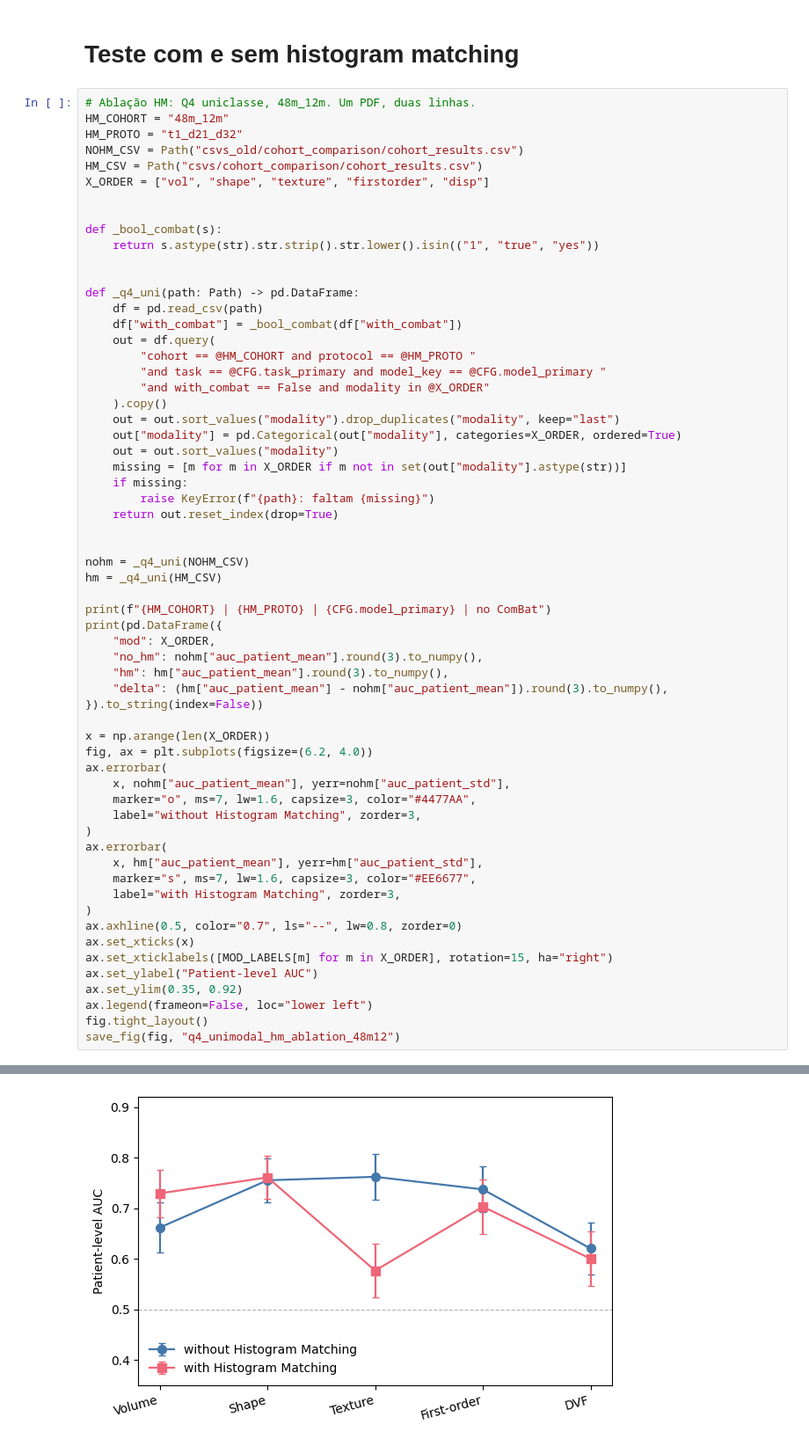
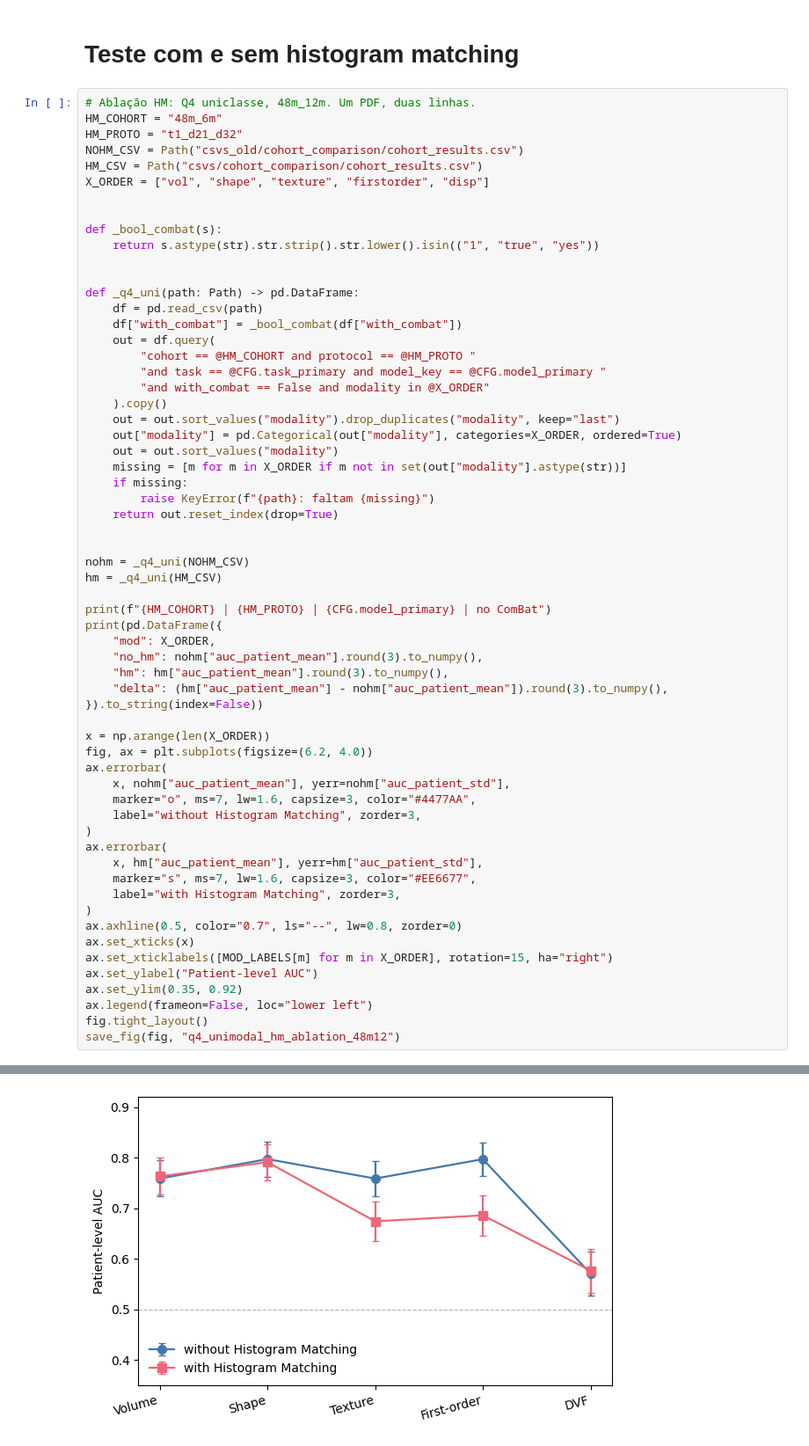
Before and after one commit to PauloMatheusGr/graphs, a Jupyter notebook: 6_results.ipynb, the cells around one changed output, grey strips where cells are left out. Shown at 88% size. Drawn from its saved outputs; the diff is of its cells as text.

```diff
--- a/6_results.ipynb
+++ b/6_results.ipynb
@@ -1374,7 +1404,7 @@ Salvo: artigo/figures/fusion_vs_ceilings_48m12.pdf
 # Teste com e sem histogram matching
 # %%
 # Ablação HM: Q4 uniclasse, 48m_12m. Um PDF, duas linhas.
-HM_COHORT = "48m_12m"
+HM_COHORT = "48m_6m"
 HM_PROTO = "t1_d21_d32"
 NOHM_CSV = Path("csvs_old/cohort_comparison/cohort_results.csv")
 HM_CSV = Path("csvs/cohort_comparison/cohort_results.csv")
@@ -1444,2 +1474,2 @@ firstorder  0.737 0.703 -0.034
 Salvo: artigo/figures/q4_unimodal_hm_ablation_48m12.pdf
-[figure, old version]
+[figure, new version]
```
Also changed, not shown: parts of 7 cells of this notebook, 6 other files.
